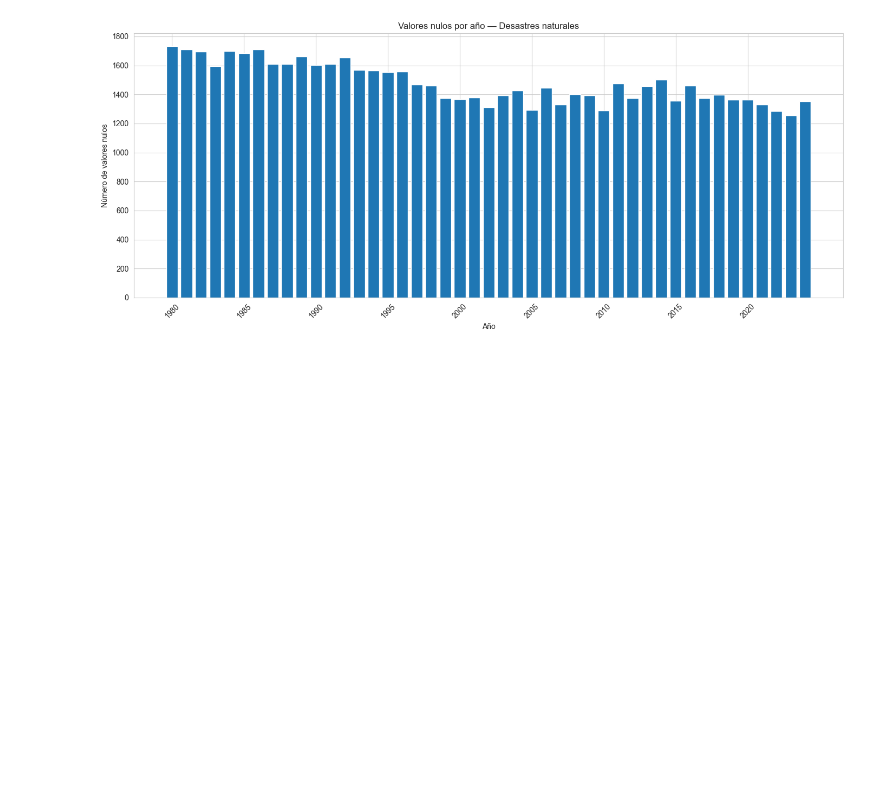
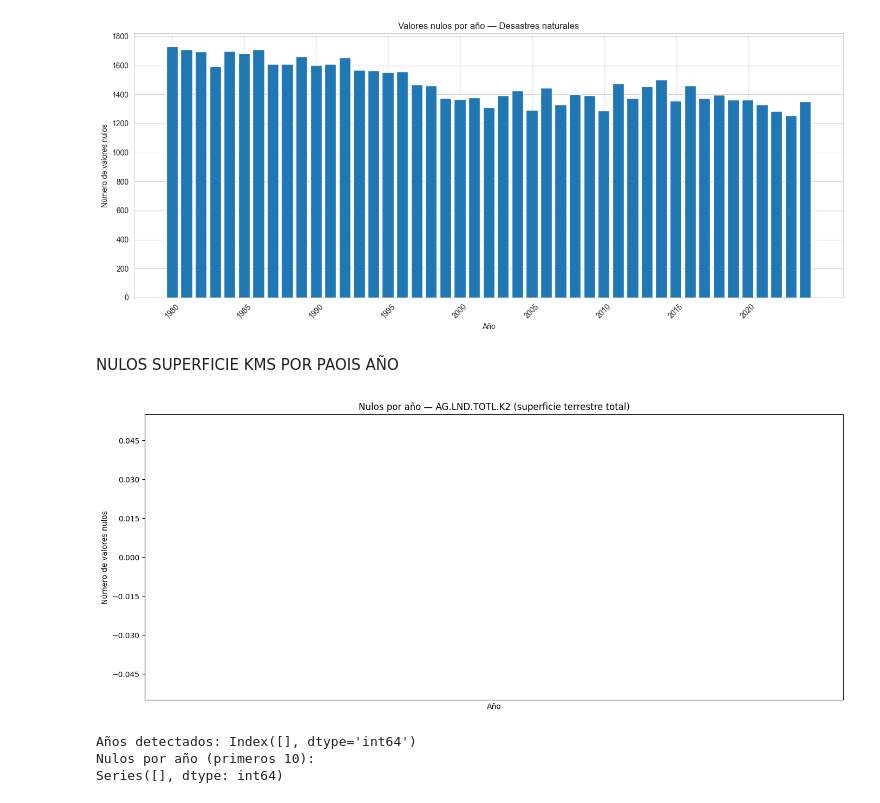
Before and after one commit to Oveer01/TFM-Cambio-Climatico, a Jupyter notebook: notebooks/analisis2/03_analisis_desastres_desarrollo.ipynb, the cells around one changed output. Cells and saved outputs as stored; diff of their text form; code cells hidden in the pictures; blank space fills up the shorter version.

```diff
--- a/notebooks/analisis2/03_analisis_desastres_desarrollo.ipynb
+++ b/notebooks/analisis2/03_analisis_desastres_desarrollo.ipynb
@@ -232,3 +232,73 @@ Nulos por año — Desastres naturales:
 2024    1354
 dtype: int64
 [figure]
+# %% [markdown]
+NULOS SUPERFICIE KMS POR PAOIS AÑO
+# %%
+# Si no tienes xlrd instalado, ejecuta antes en tu entorno:
+# !pip install xlrd
+
+import re
+import numpy as np
+import pandas as pd
+import matplotlib.pyplot as plt
+from matplotlib.ticker import MaxNLocator
+
+file_path = "../../data/fuentes/demograficos/API_AG.LND.TOTL.K2_DS2_en_excel_v2_85542.xls"
+
+# 1) Leer la hoja "Data" del archivo .xls
+df = pd.read_excel(file_path, sheet_name="Data", engine="xlrd", header=0)
+
+# 2) Detectar columnas de años con regex (soporta '1960 [YR1960]', 'YR1960', etc.)
+def detectar_anio(col):
+    s = str(col)
+    m = re.search(r'(?<!\d)(\d{4})(?!\d)', s)  # primer año de 4 dígitos
+    if m:
+        y = int(m.group(1))
+        return y if 1800 <= y <= 2100 else None
+    return None
+
+year_map = {c: detectar_anio(c) for c in df.columns}
+year_map = {c: y for c, y in year_map.items() if y is not None}
+
+# 3) Renombrar columnas de año a enteros
+df = df.rename(columns=year_map)
+year_cols = sorted(set(year_map.values()))
+
+# 4) Convertir a numérico y limpiar filas completamente vacías
+df[year_cols] = df[year_cols].apply(pd.to_numeric, errors="coerce")
+df[year_cols] = df[year_cols].replace([np.inf, -np.inf], np.nan)
+mask_all_empty = df[year_cols].isna().all(axis=1)
+df_clean = df.loc[~mask_all_empty].reset_index(drop=True)
+
+# 5) Calcular nulos por año
+nulos_por_anio = df_clean[year_cols].isna().sum()
+nulos_por_anio = pd.to_numeric(nulos_por_anio, errors="coerce").fillna(0).astype(int).sort_index()
+
+# 6) Graficar
+years = nulos_por_anio.index.astype(int)
+vals  = nulos_por_anio.values
+
+plt.figure(figsize=(14,6))
+plt.bar(years, vals, color="skyblue", edgecolor="black")
+
+# Mostrar etiquetas cada 5 años (o ajusta según prefieras)
+step = 5
+plt.xticks(years[::step], rotation=45)
+
+plt.gca().yaxis.set_major_locator(MaxNLocator(integer=True))
+plt.title("Nulos por año — AG.LND.TOTL.K2 (superficie terrestre total)")
+plt.xlabel("Año")
+plt.ylabel("Número de valores nulos")
+plt.tight_layout()
+plt.show()
+
+# Mostrar resumen
+print("Años detectados:", years[:10], "..." if len(years) > 10 else "")
+print("Nulos por año (primeros 10):")
+print(nulos_por_anio.head(10))
+# %% [output]
+[figure, added]
+Años detectados: Index([], dtype='int64')
+Nulos por año (primeros 10):
+Series([], dtype: int64)
```
Also changed, not shown: 6 other files.
